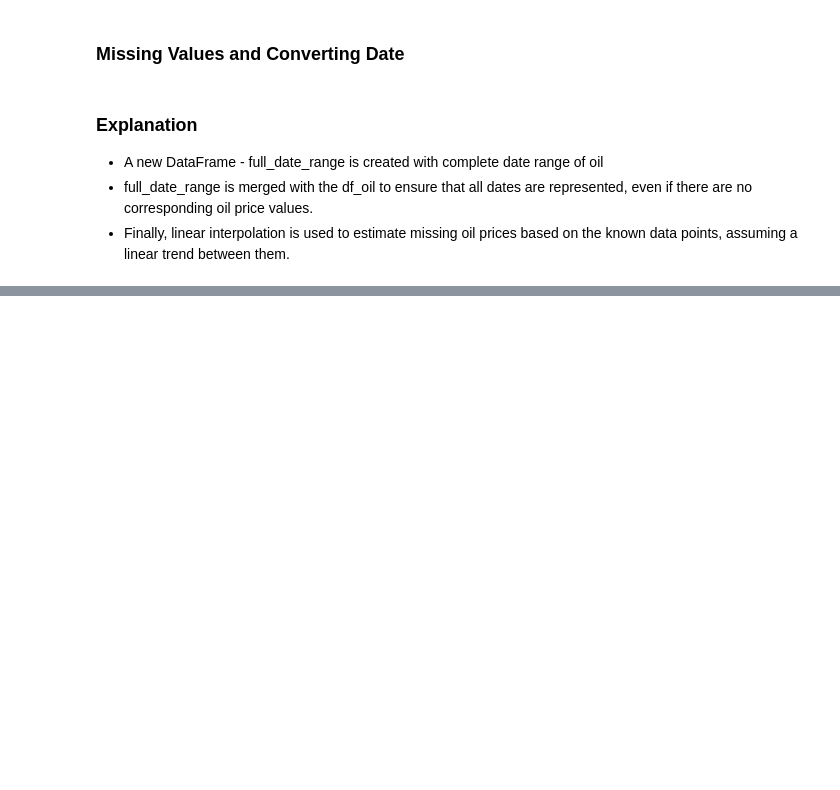
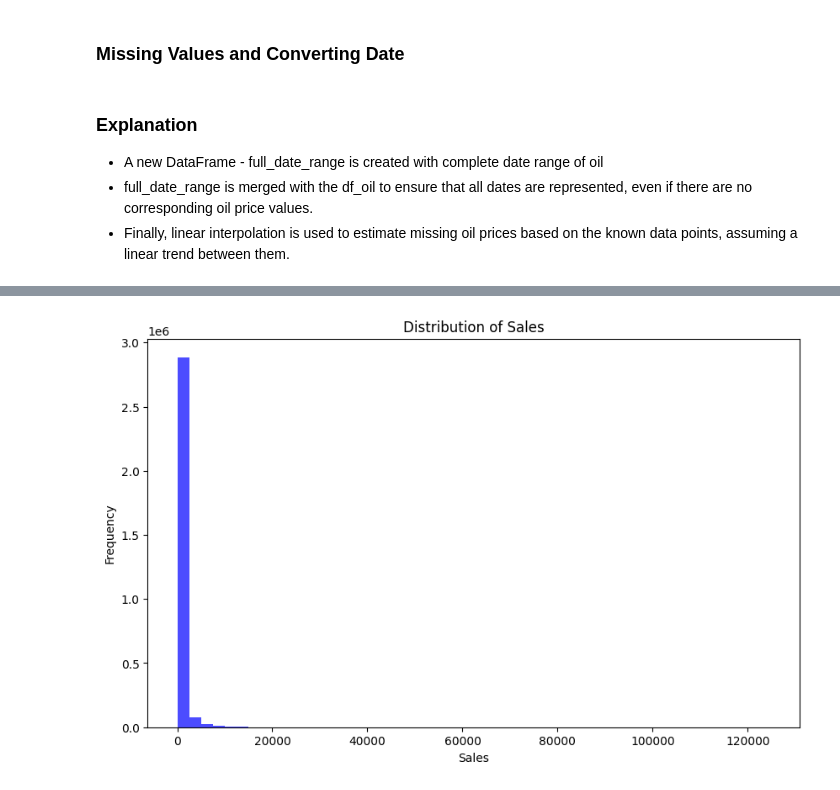
Before and after one commit to frederikerpenstein/capstone-project-sales-forecast, a Jupyter notebook: notebooks/01_Data_Load_EDA.ipynb, the cells around one changed output, grey strips where cells are left out. Saved outputs shown, nothing was run; the diff lists cells and outputs as text; code cells hidden in the pictures; blank space fills up the shorter version.

```diff
--- a/notebooks/01_Data_Load_EDA.ipynb
+++ b/notebooks/01_Data_Load_EDA.ipynb
@@ -310,0 +332,10 @@ df_oil['dcoilwtico'] = df_oil['dcoilwtico'].interpolate(method='linear')
+# %%
+# 4. Histogram for Sales
+plt.figure(figsize=(10, 6))
+plt.hist(df_train['sales'], bins=50, color='blue', alpha=0.7)
+plt.title('Distribution of Sales')
+plt.xlabel('Sales')
+plt.ylabel('Frequency')
+plt.show()
+# %% [output]
+[figure, added]
```
Also changed, not shown: parts of 25 cells of this notebook.
